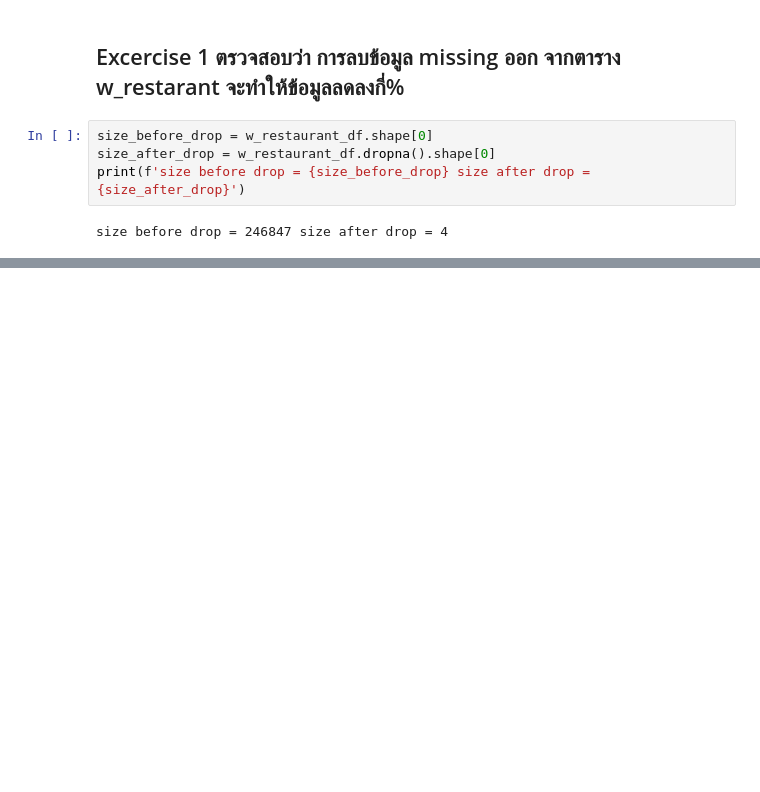
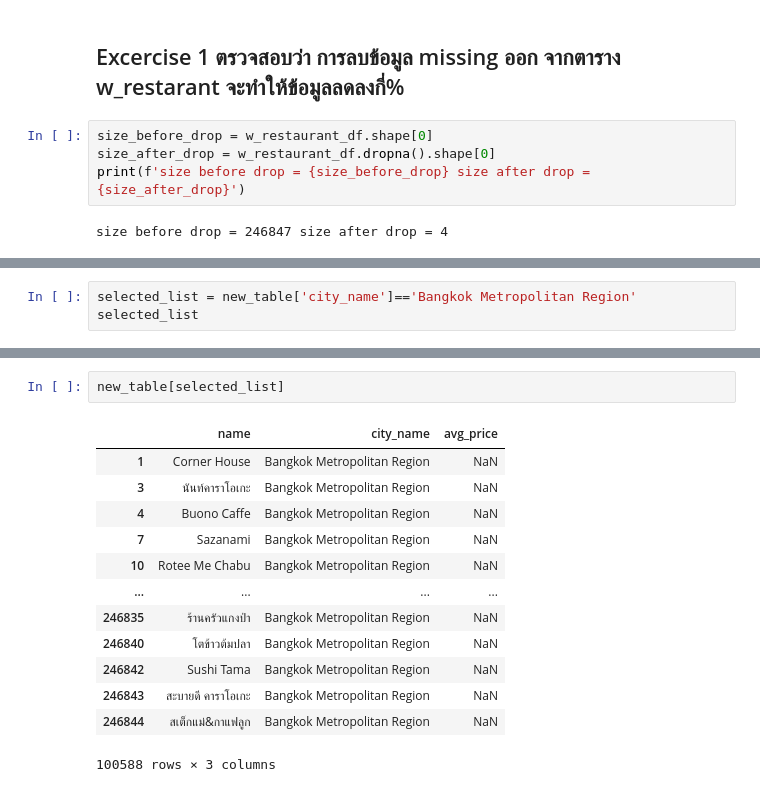
Before and after one commit to warisaaom/KKU_Data_Mining, a Jupyter notebook: Panda101.ipynb, the cells around one changed output, grey strips where cells are left out. Cells and saved outputs as stored; diff of their text form; blank space fills up the shorter version.

```diff
--- a/Panda101.ipynb
+++ b/Panda101.ipynb
@@ -147,0 +213,3 @@ size before drop = 246847 size after drop = 4
+# %%
+selected_list = new_table['city_name']=='Bangkok Metropolitan Region'
+selected_list
@@ -147,0 +229,16 @@ size before drop = 246847 size after drop = 4
+# %%
+new_table[selected_list]
+# %% [output]
+|  | name | city_name | avg_price |
+| 1 | Corner House | Bangkok Metropolitan Region | NaN |
+| 3 | นันท์คาราโอเกะ | Bangkok Metropolitan Region | NaN |
+| 4 | Buono Caffe | Bangkok Metropolitan Region | NaN |
+| 7 | Sazanami | Bangkok Metropolitan Region | NaN |
+| 10 | Rotee Me Chabu | Bangkok Metropolitan Region | NaN |
+| ... | ... | ... | ... |
+| 246835 | ร้านครัวแกงป่า | Bangkok Metropolitan Region | NaN |
+| 246840 | โตข้าวต้มปลา | Bangkok Metropolitan Region | NaN |
+| 246842 | Sushi Tama | Bangkok Metropolitan Region | NaN |
+| 246843 | สะบายดี คาราโอเกะ | Bangkok Metropolitan Region | NaN |
+| 246844 | สเต็กแม่&กาแฟลูก | Bangkok Metropolitan Region | NaN |
+100588 rows × 3 columns
```
Also changed, not shown: parts of 32 cells of this notebook.
